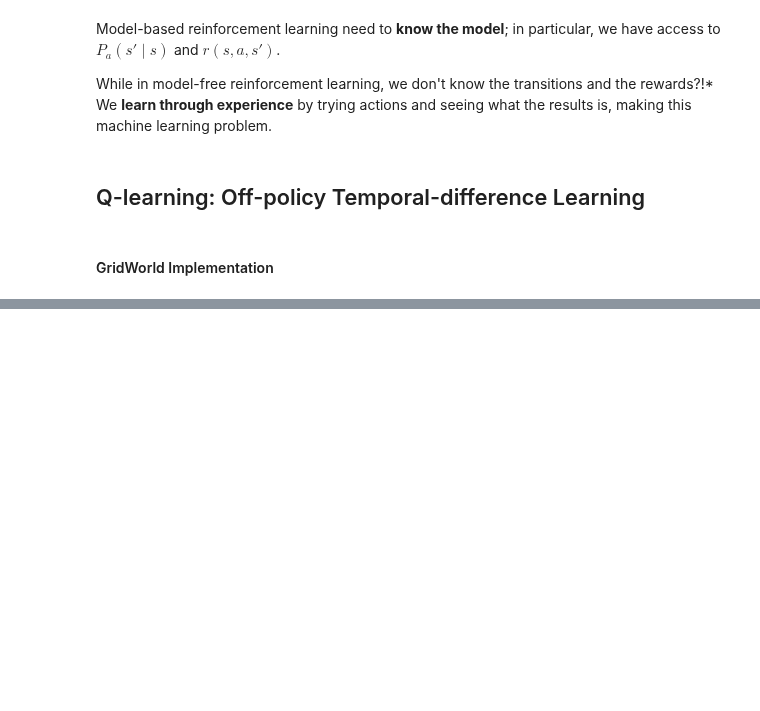
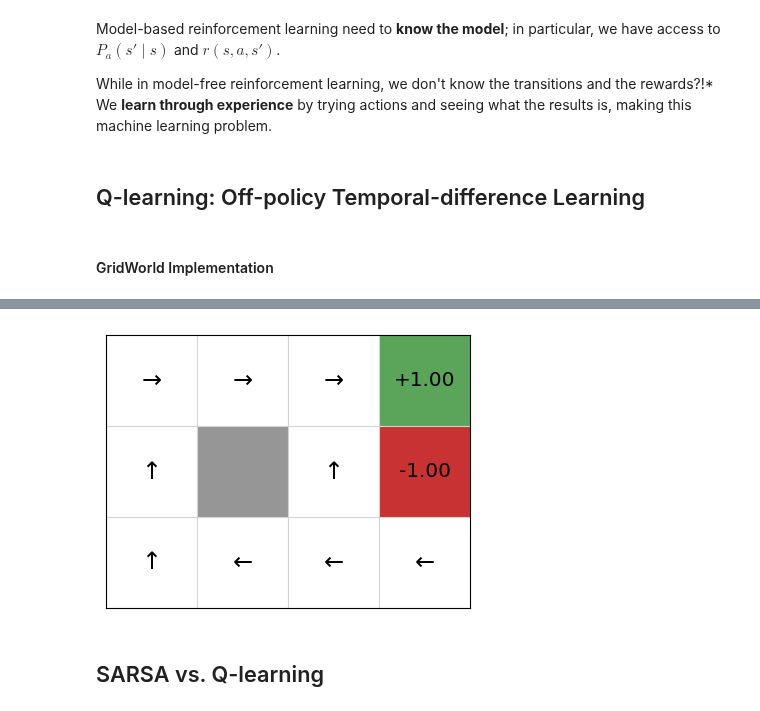
Before and after one commit to yshenbj/rl, a Jupyter notebook: rl_tutorial/temporal_difference.ipynb, the cells around one changed output, grey strips where cells are left out. Cells and saved outputs as stored; diff of their text form; code cells hidden in the pictures; blank space fills up the shorter version.

```diff
--- a/rl_tutorial/temporal_difference.ipynb
+++ b/rl_tutorial/temporal_difference.ipynb
@@ -1193,0 +1236,7 @@ NameError: name 'Qpolicy' is not defined
+# %%
+policy = QPolicy(qfunction)
+gridworld.visualise_policy(policy)
+# %% [output]
+[figure, added]
+# %% [markdown]
+## SARSA vs. Q-learning
```
Also changed, not shown: parts of 40 cells of this notebook, 2 other files.
